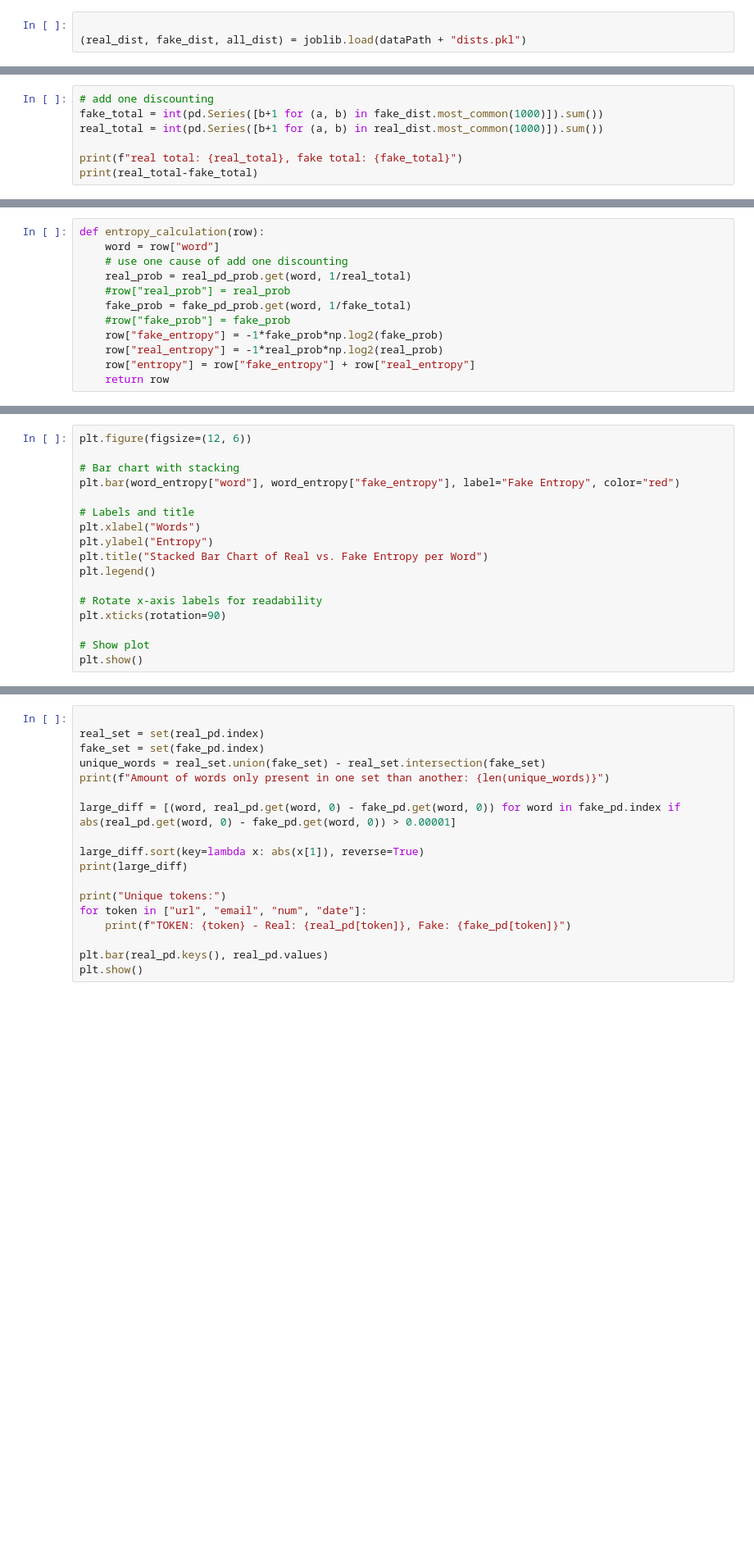
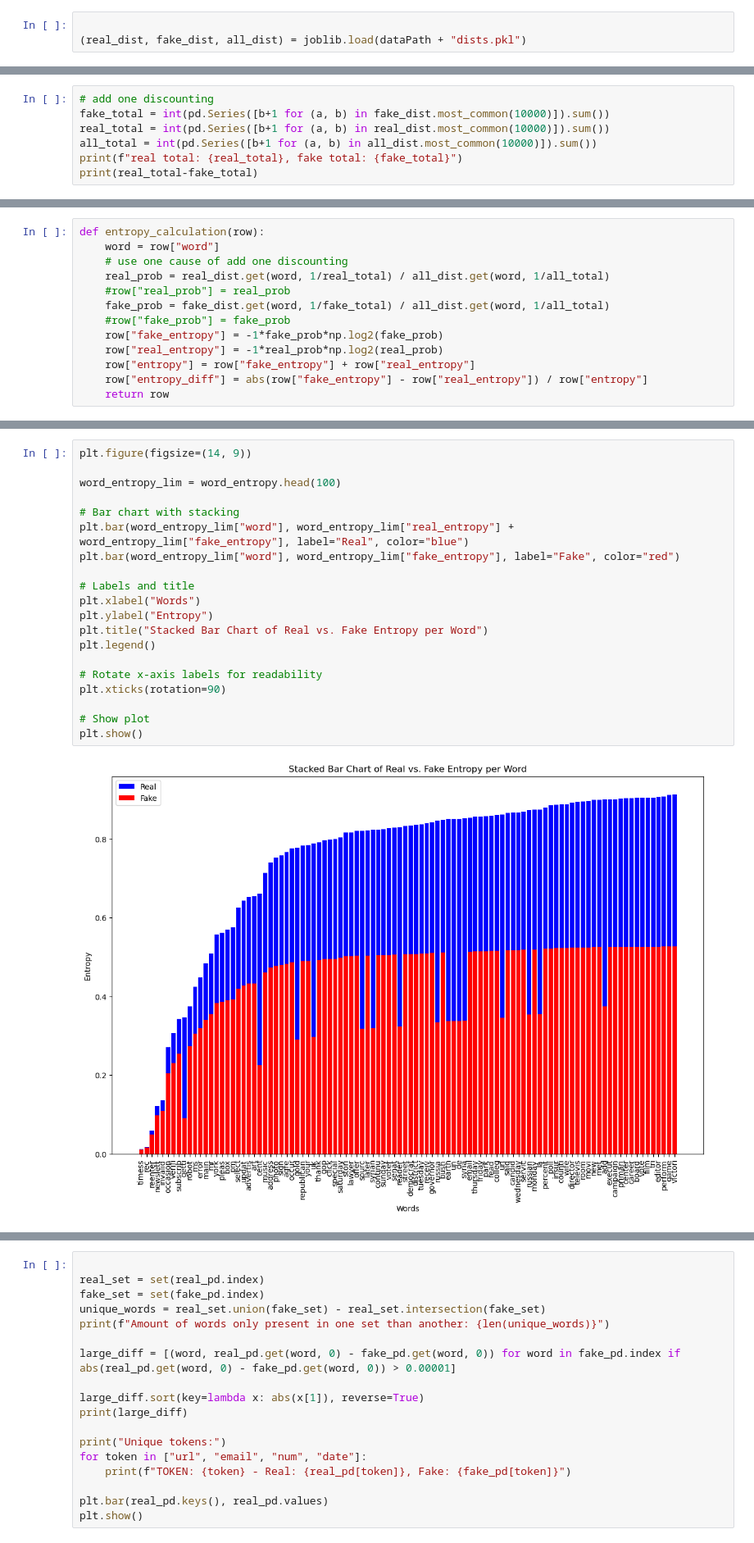
Before and after one commit to Laplace0000/GDS_TwoTime, a Jupyter notebook: src/project.ipynb, the cells around one changed output, grey strips where cells are left out. Shown: that part at 82% size. Cells and saved outputs as stored; diff of their text form; blank space fills up the shorter version.

Commit message:
add some entropy

```diff
--- a/src/project.ipynb
+++ b/src/project.ipynb
@@ -401,8 +414,8 @@ joblib.dump((real_dist, fake_dist, all_dist), dataPath + "dists.pkl")
 # %%
 # add one discounting
-fake_total = int(pd.Series([b+1 for (a, b) in fake_dist.most_common(1000)]).sum())
-real_total = int(pd.Series([b+1 for (a, b) in real_dist.most_common(1000)]).sum())
-
+fake_total = int(pd.Series([b+1 for (a, b) in fake_dist.most_common(10000)]).sum())
+real_total = int(pd.Series([b+1 for (a, b) in real_dist.most_common(10000)]).sum())
+all_total = int(pd.Series([b+1 for (a, b) in all_dist.most_common(10000)]).sum())
 print(f"real total: {real_total}, fake total: {fake_total}")
 print(real_total-fake_total)
 # %% [output]
@@ -417,13 +429,14 @@ fake_pd_prob = pd.Series(dict(fake_dist.most_common(1000))).apply(lambda x: x/fa
 def entropy_calculation(row):
     word = row["word"]
     # use one cause of add one discounting
-    real_prob = real_pd_prob.get(word, 1/real_total)
+    real_prob = real_dist.get(word, 1/real_total) / all_dist.get(word, 1/all_total)
     #row["real_prob"] = real_prob
-    fake_prob = fake_pd_prob.get(word, 1/fake_total)
+    fake_prob = fake_dist.get(word, 1/fake_total) / all_dist.get(word, 1/all_total)
     #row["fake_prob"] = fake_prob
     row["fake_entropy"] = -1*fake_prob*np.log2(fake_prob)
     row["real_entropy"] = -1*real_prob*np.log2(real_prob)
     row["entropy"] = row["fake_entropy"] + row["real_entropy"]
+    row["entropy_diff"] = abs(row["fake_entropy"] - row["real_entropy"]) / row["entropy"]
     return row
 # %%
 word_entropy = pd.DataFrame(all_dist.most_common(1000), columns=["word", "count"]).apply(entropy_calculation, axis=1)
@@ -450,17 +463,22 @@ print(word_entropy.head(20))
 # %%
-plt.figure(figsize=(12, 6))
+plt.figure(figsize=(14, 9))
+
+word_entropy_lim = word_entropy.head(100)
 
 # Bar chart with stacking
-plt.bar(word_entropy["word"], word_entropy["fake_entropy"], label="Fake Entropy", color="red")
+plt.bar(word_entropy_lim["word"], word_entropy_lim["real_entropy"] + word_entropy_lim["fake_entropy"], label="Real", color="blue")
+plt.bar(word_entropy_lim["word"], word_entropy_lim["fake_entropy"], label="Fake", color="red")
 
 # Labels and title
 plt.xlabel("Words")
 plt.ylabel("Entropy")
 plt.title("Stacked Bar Chart of Real vs. Fake Entropy per Word")
 plt.legend()
 
 # Rotate x-axis labels for readability
 plt.xticks(rotation=90)
 
 # Show plot
 plt.show()
+# %% [output]
+[figure, added]
```
Also changed, not shown: parts of 7 cells of this notebook.
